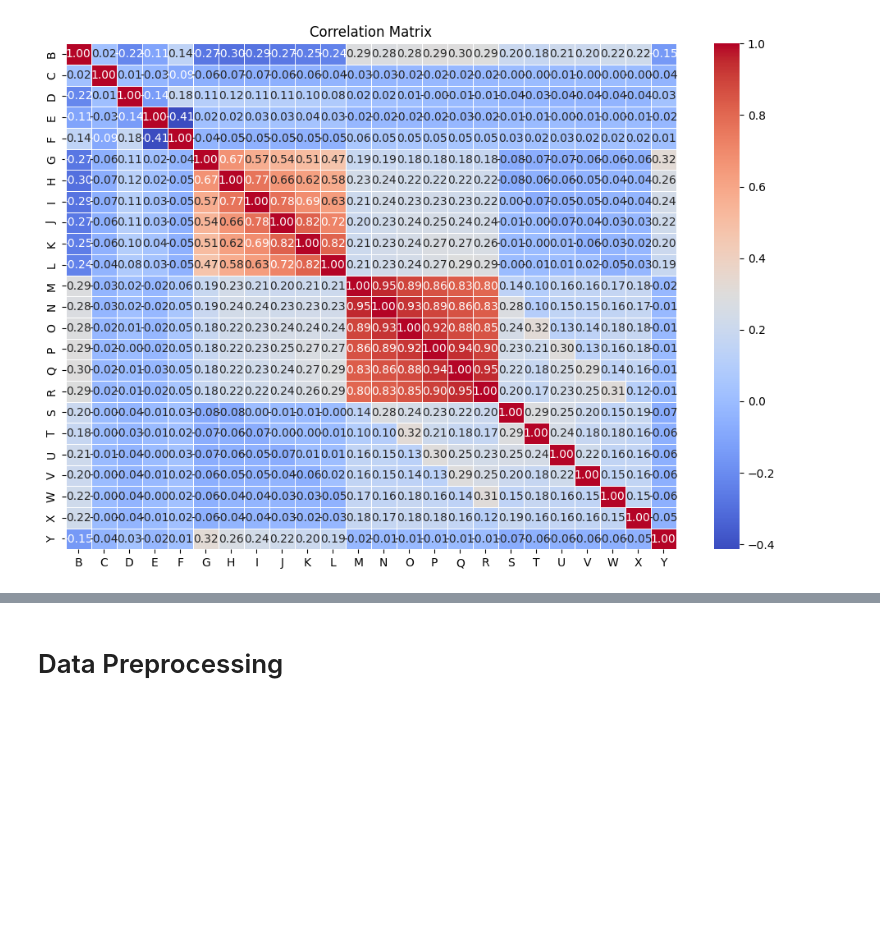
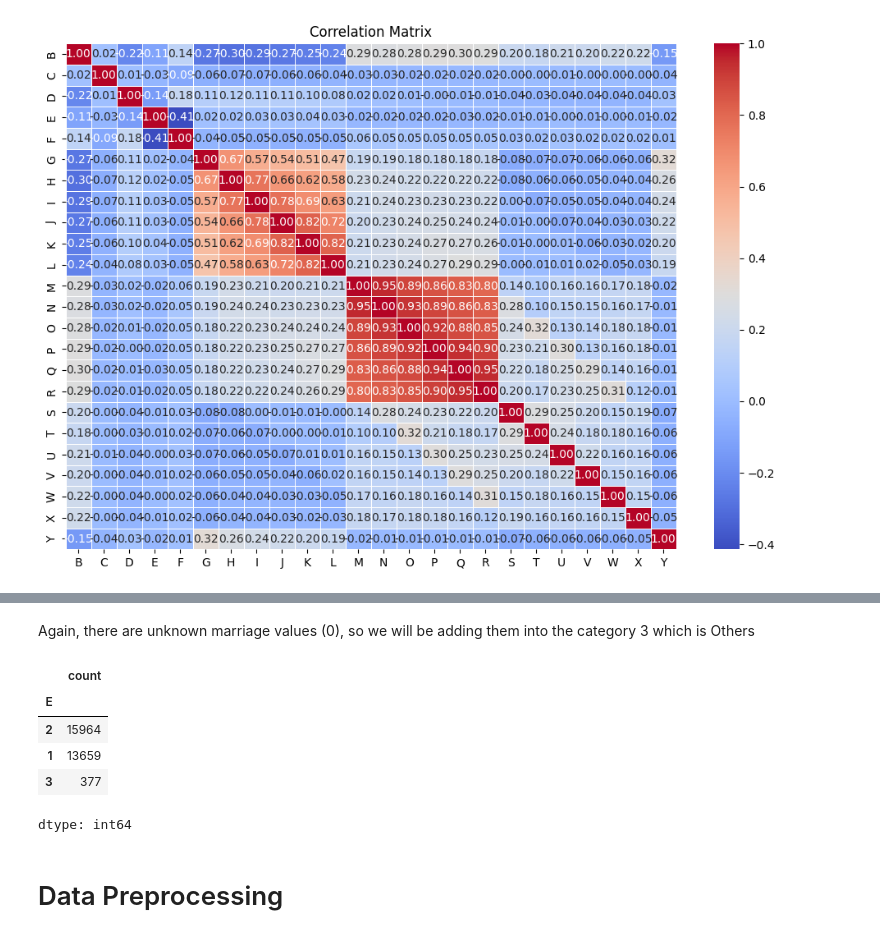
Before and after one commit to Hamayah/BT3104_Group_Project, a Jupyter notebook: BT3104_Group_1.ipynb, the cells around one changed output, grey strips where cells are left out. Drawn from its saved outputs; the diff is of its cells as text; code cells hidden in the pictures; blank space fills up the shorter version.

```diff
--- a/BT3104_Group_1.ipynb
+++ b/BT3104_Group_1.ipynb
@@ -178,3 +254,15 @@ plt.show()
+# %% [markdown]
+Again, there are unknown marriage values (0), so we will be adding them into the category 3 which is Others
+# %%
+data.loc[data['E'] == 0, 'E'] = 3
+data['E'].value_counts()
+# %% [output]
+|  | count |
+| E |  |
+| 2 | 15964 |
+| 1 | 13659 |
+| 3 | 377 |
+dtype: int64
 # %% [markdown]
 # Data Preprocessing
 # %% [markdown]
```
Also changed, not shown: parts of 17 cells of this notebook.
